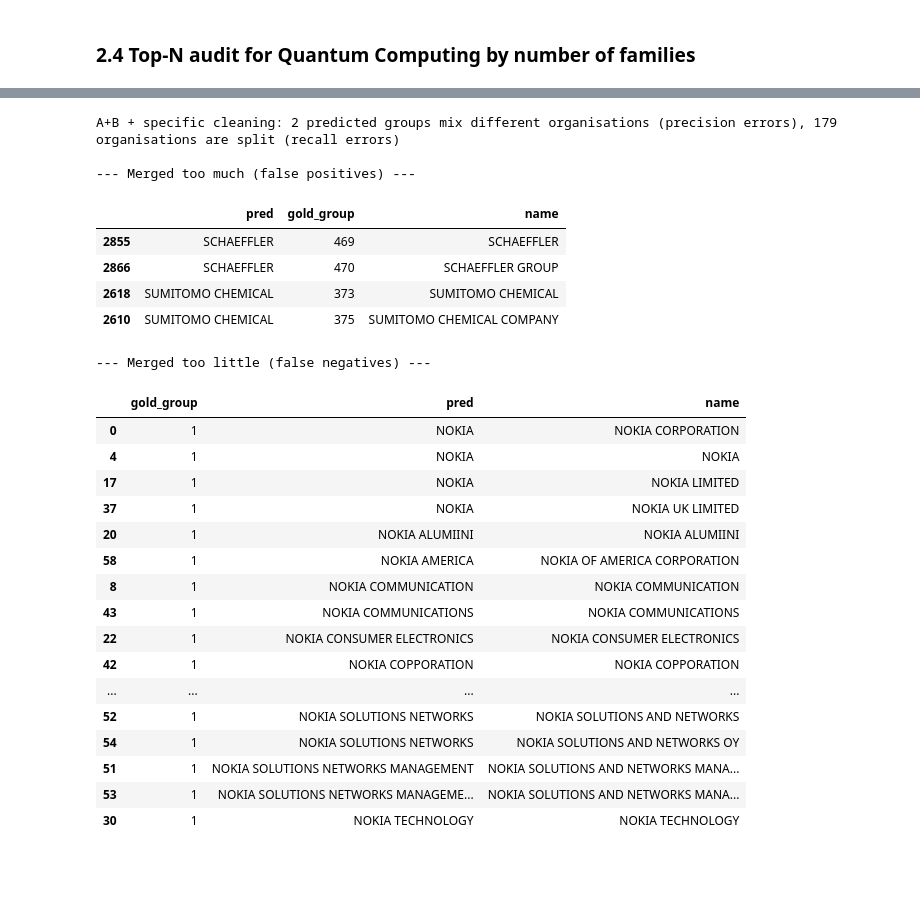
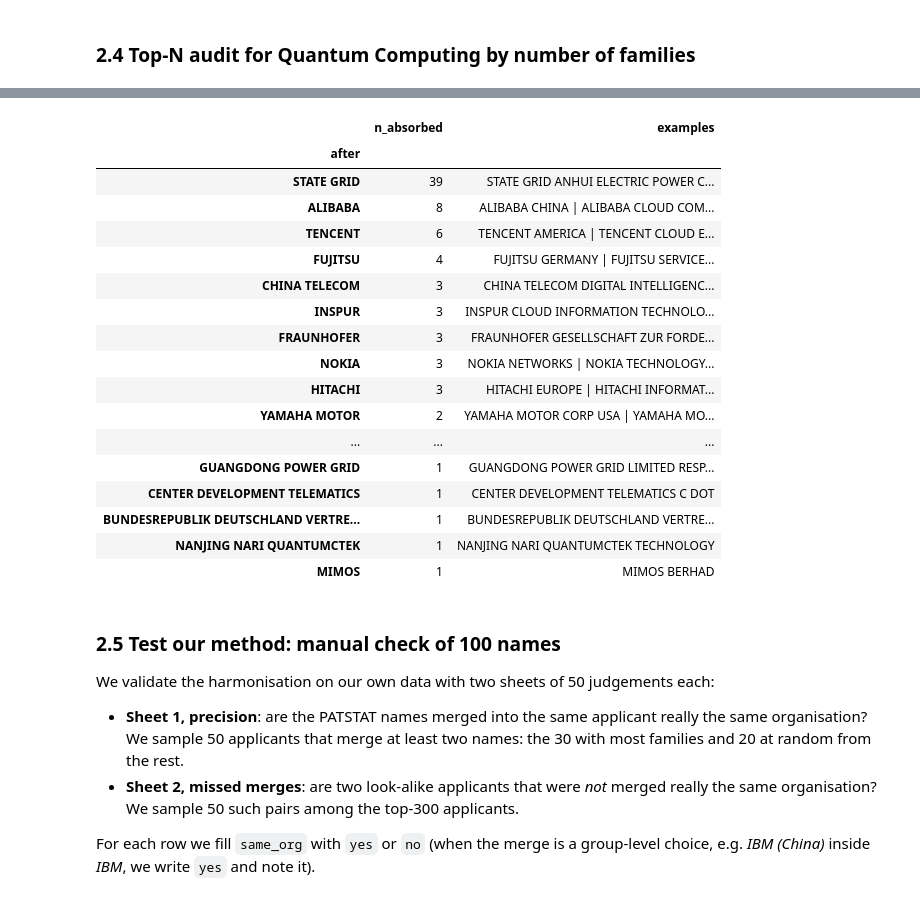
Before and after one commit to letiBri/PW---Quantum-Computing, a Jupyter notebook: notebooks/STEP2_competitive_landscape.ipynb, the cells around one changed output, grey strips where cells are left out. Drawn from its saved outputs; the diff is of its cells as text; code cells hidden in the pictures; blank space fills up the shorter version.

```diff
--- a/notebooks/STEP2_competitive_landscape.ipynb
+++ b/notebooks/STEP2_competitive_landscape.ipynb
@@ -588,44 +534,35 @@ comparison.round(3)
-# %%
-best = "A+B + specific cleaning"
-df_err = gold.assign(pred=preds[best].values)
-
-# False positives: predicted groups that contain more than one real organisation (merged too much)
-fp = (df_err.groupby("pred").filter(lambda g: g["gold_group"].nunique() > 1)
-            .sort_values(["pred", "gold_group"])[["pred", "gold_group", "name"]])
-# False negatives: real organisations split into several predicted groups (merged too little)
-fn = (df_err.groupby("gold_group").filter(lambda g: g["pred"].nunique() > 1)
-            .sort_values(["gold_group", "pred"])[["gold_group", "pred", "name"]])
-
-print(f"{best}: {fp['pred'].nunique()} predicted groups mix different organisations (precision errors), "
-      f"{fn['gold_group'].nunique()} organisations are split (recall errors)")
-print("\n--- Merged too much (false positives) ---")
-display(fp.head(40))
-print("\n--- Merged too little (false negatives) ---")
-display(fn.head(40))
-# %% [output]
-A+B + specific cleaning: 2 predicted groups mix different organisations (precision errors), 179 organisations are split (recall errors)
-
---- Merged too much (false positives) ---
-|  | pred | gold_group | name |
-| 2855 | SCHAEFFLER | 469 | SCHAEFFLER |
-| 2866 | SCHAEFFLER | 470 | SCHAEFFLER GROUP |
-| 2618 | SUMITOMO CHEMICAL | 373 | SUMITOMO CHEMICAL |
-| 2610 | SUMITOMO CHEMICAL | 375 | SUMITOMO CHEMICAL COMPANY |
---- Merged too little (false negatives) ---
-|  | gold_group | pred | name |
-| 0 | 1 | NOKIA | NOKIA CORPORATION |
-| 4 | 1 | NOKIA | NOKIA |
-| 17 | 1 | NOKIA | NOKIA LIMITED |
-| 37 | 1 | NOKIA | NOKIA UK LIMITED |
-| 20 | 1 | NOKIA ALUMIINI | NOKIA ALUMIINI |
-| 58 | 1 | NOKIA AMERICA | NOKIA OF AMERICA CORPORATION |
-| 8 | 1 | NOKIA COMMUNICATION | NOKIA COMMUNICATION |
-| 43 | 1 | NOKIA COMMUNICATIONS | NOKIA COMMUNICATIONS |
-| 22 | 1 | NOKIA CONSUMER ELECTRONICS | NOKIA CONSUMER ELECTRONICS |
-| 42 | 1 | NOKIA COPPORATION | NOKIA COPPORATION |
-| ... | ... | ... | ... |
-| 52 | 1 | NOKIA SOLUTIONS NETWORKS | NOKIA SOLUTIONS AND NETWORKS |
-| 54 | 1 | NOKIA SOLUTIONS NETWORKS | NOKIA SOLUTIONS AND NETWORKS OY |
-| 51 | 1 | NOKIA SOLUTIONS NETWORKS MANAGEMENT | NOKIA SOLUTIONS AND NETWORKS MANA... |
-| 53 | 1 | NOKIA SOLUTIONS NETWORKS MANAGEME... | NOKIA SOLUTIONS AND NETWORKS MANA... |
-| 30 | 1 | NOKIA TECHNOLOGY | NOKIA TECHNOLOGY |
+# %%
+before = pd.Series(build_name_map(raw_sector, link=False))
+after = pd.Series(name_map)
+linked = (pd.DataFrame({"before": before, "after": after}).query("before != after")
+          .groupby("after")["before"]
+          .agg(n_absorbed="nunique", examples=lambda x: " | ".join(sorted(set(x))[:6])))
+linked.sort_values("n_absorbed", ascending=False).head(40)
+# %% [output]
+|  | n_absorbed | examples |
+| after |  |  |
+| STATE GRID | 39 | STATE GRID ANHUI ELECTRIC POWER C... |
+| ALIBABA | 8 | ALIBABA CHINA | ALIBABA CLOUD COM... |
+| TENCENT | 6 | TENCENT AMERICA | TENCENT CLOUD E... |
+| FUJITSU | 4 | FUJITSU GERMANY | FUJITSU SERVICE... |
+| CHINA TELECOM | 3 | CHINA TELECOM DIGITAL INTELLIGENC... |
+| INSPUR | 3 | INSPUR CLOUD INFORMATION TECHNOLO... |
+| FRAUNHOFER | 3 | FRAUNHOFER GESELLSCHAFT ZUR FORDE... |
+| NOKIA | 3 | NOKIA NETWORKS | NOKIA TECHNOLOGY... |
+| HITACHI | 3 | HITACHI EUROPE | HITACHI INFORMAT... |
+| YAMAHA MOTOR | 2 | YAMAHA MOTOR CORP USA | YAMAHA MO... |
+| ... | ... | ... |
+| GUANGDONG POWER GRID | 1 | GUANGDONG POWER GRID LIMITED RESP... |
+| CENTER DEVELOPMENT TELEMATICS | 1 | CENTER DEVELOPMENT TELEMATICS C DOT |
+| BUNDESREPUBLIK DEUTSCHLAND VERTRE... | 1 | BUNDESREPUBLIK DEUTSCHLAND VERTRE... |
+| NANJING NARI QUANTUMCTEK | 1 | NANJING NARI QUANTUMCTEK TECHNOLOGY |
+| MIMOS | 1 | MIMOS BERHAD |
+# %% [markdown]
+### 2.5 Test our method: manual check of 100 names
+
+We validate the harmonisation on our own data with two sheets of 50 judgements each:
+
+- **Sheet 1, precision**: are the PATSTAT names merged into the same applicant really the same organisation? We sample 50 applicants that merge at least two names: the 30 with most families and 20 at random from the rest.
+- **Sheet 2, missed merges**: are two look-alike applicants that were *not* merged really the same organisation? We sample 50 such pairs among the top-300 applicants.
+
+For each row we fill `same_org` with `yes` or `no` (when the merge is a group-level choice, e.g. *IBM (China)* inside *IBM*, we write `yes` and note it).
```
Also changed, not shown: parts of 16 cells of this notebook, 1 other file.
